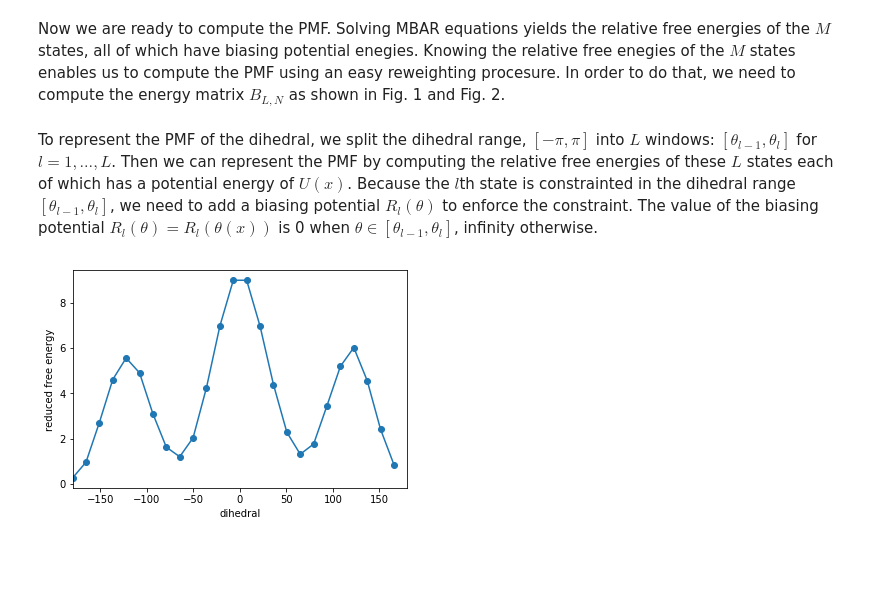
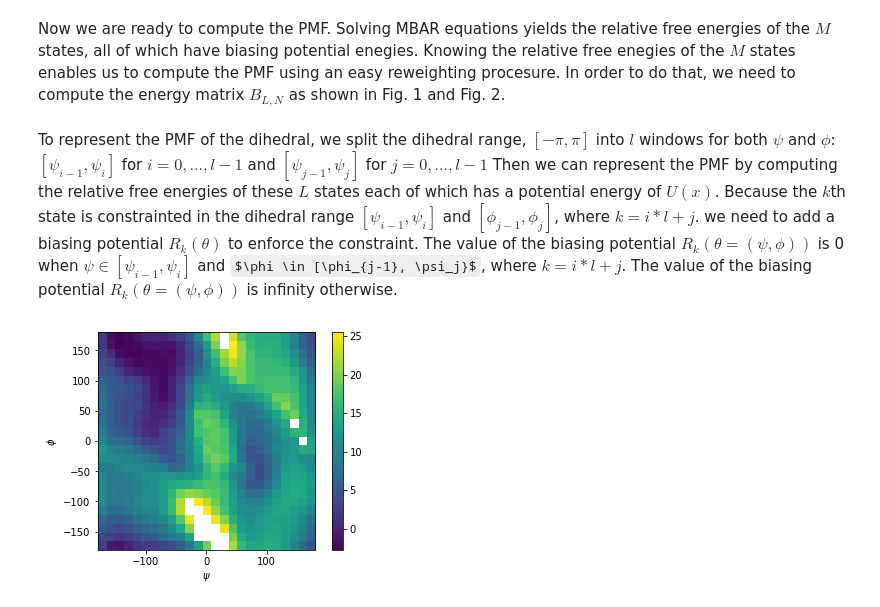
Before and after one commit to BrooksResearchGroup-UM/FastMBAR, a Jupyter notebook: examples/dialanine/script/main.ipynb, the cells around one changed output. Saved outputs shown, nothing was run; the diff lists cells and outputs as text; code cells hidden in the pictures; some formulas as TeX source; blank space fills up the shorter version.

Commit message:
jupyter notebook for dialanine

```diff
--- a/examples/dialanine/script/main.ipynb
+++ b/examples/dialanine/script/main.ipynb
@@ -185,3 +188,22 @@ for theta0_index in range(M):
+# %%
+topology = mdtraj.load_psf("./output/dialanine.psf")
+K = 100
+
+m = 25
+M = m*m
+psi = np.linspace(-math.pi, math.pi, m, endpoint = False)
+phi = np.linspace(-math.pi, math.pi, m, endpoint = False)
+
+psis = []
+phis = []
+for psi_index in range(m):
+    for phi_index in range(m):
+        traj = mdtraj.load_dcd(f"./output/traj/traj_psi_{psi_index}_phi_{phi_index}.dcd", topology)
+        psis.append(mdtraj.compute_dihedrals(traj, [[4, 6, 8, 14]]))
+        phis.append(mdtraj.compute_dihedrals(traj, [[6, 8, 14, 16]]))
+
+psi_array = np.squeeze(np.stack(psis))
+phi_array = np.squeeze(np.stack(phis))
 # %% [markdown]
 ## 4. Use FastMBAR to solve MBAR/UWHAM equations and compute the PMF
 # %% [markdown]
@@ -240,38 +262,53 @@ Now we are ready to compute the PMF.
 Solving MBAR equations yields the relative free energies of the $M$ states, all of which have biasing potential enegies. Knowing the relative free enegies of the $M$ states enables us to compute the PMF using an easy reweighting procesure.
 In order to do that, we need to compute the energy matrix $B_{L,N}$ as shown in Fig. 1 and Fig. 2.
 # %% [markdown]
-To represent the PMF of the dihedral, we split the dihedral range, $[-\pi, \pi]$ into $L$ windows: $[\theta_{l-1}, \theta_l]$ for $l = 1, ..., L$.
+To represent the PMF of the dihedral, we split the dihedral range, $[-\pi, \pi]$ into $l$ windows for both $\psi$ and $\phi$: $[\psi_{i-1}, \psi_i]$ for $i = 0, ..., l-1$ and $[\psi_{j-1}, \psi_j]$ for $j = 0, ..., l-1$
 Then we can represent the PMF by computing the relative free energies of these $L$ states each of which has a potential energy of $U(x)$.
-Because the $l$th state is constrainted in the dihedral range $[\theta_{l-1}, \theta_l]$, we need to add a biasing potential $R_l(\theta)$ to enforce the constraint.
-The value of the biasing potential $R_l(\theta) = R_l(\theta(x))$ is 0 when $\theta \in [\theta_{l-1}, \theta_l]$, infinity otherwise.
+Because the $k$th state is constrainted in the dihedral range $[\psi_{i-1}, \psi_i]$ and $[\phi_{j-1}, \phi_j]$, where $k = i*l + j$. we need to add a biasing potential $R_k(\theta)$ to enforce the constraint.
+The value of the biasing potential $R_k(\theta = (\psi, \phi))$ is 0 when $\psi \in [\psi_{i-1}, \psi_i]$ and $\phi \in [\phi_{j-1}, \psi_j}$, where $k = i*l + j$.  The value of the biasing potential $R_k(\theta = (\psi, \phi))$ is infinity otherwise.
 # %%
 ## compute the reduced energy matrix B
-L = 25
-theta_PMF = np.linspace(-math.pi, math.pi, L, endpoint = False)
-width = 2*math.pi / L
-B = np.zeros((L, N))
+l_PMF = 25
+L_PMF = l_PMF * l_PMF
+psi_PMF = np.linspace(-math.pi, math.pi, l_PMF, endpoint = False)
+phi_PMF = np.linspace(-math.pi, math.pi, l_PMF, endpoint = False)
+width = 2*math.pi / l_PMF
 
-for i in range(L):
-    theta_center = theta_PMF[i]
-    theta_low = theta_center - 0.5*width
-    theta_high = theta_center + 0.5*width
+B = np.zeros((L_PMF, A.shape[1]))
 
-    indicator = ((thetas > theta_low) & (thetas <= theta_high)) | \
-                 ((thetas + 2*math.pi > theta_low) & (thetas + 2*math.pi <= theta_high)) | \
-                 ((thetas - 2*math.pi > theta_low) & (thetas - 2*math.pi <= theta_high))
+for index in range(L_PMF):
+    psi_index = index // l_PMF
+    phi_index = index % l_PMF
+    psi_c_PMF = psi_PMF[psi_index]
+    phi_c_PMF = phi_PMF[phi_index]
 
-    B[i, ~indicator] = np.inf
+    psi_low = psi_c_PMF - 0.5*width
+    psi_high = psi_c_PMF + 0.5*width
+
+    phi_low = phi_c_PMF - 0.5*width
+    phi_high = phi_c_PMF + 0.5*width
+
+    psi_indicator = ((psi_array > psi_low) & (psi_array <= psi_high)) | \
+                     ((psi_array + 2*math.pi > psi_low) & (psi_array + 2*math.pi <= psi_high)) | \
+                     ((psi_array - 2*math.pi > psi_low) & (psi_array - 2*math.pi <= psi_high))
+
+    phi_indicator = ((phi_array > phi_low) & (phi_array <= phi_high)) | \
+                     ((phi_array + 2*math.pi > phi_low) & (phi_array + 2*math.pi <= phi_high)) | \
+                     ((phi_array - 2*math.pi > phi_low) & (phi_array - 2*math.pi <= phi_high))
+
+    indicator = psi_indicator & phi_indicator
+    B[index, ~indicator] = np.inf
 
 ## compute PMF using the energy matrix B
 PMF, _ = fastmbar.calculate_free_energies_of_perturbed_states(B)
 
 ## plot the PMF
 fig = plt.figure(0)
 fig.clf()
-plt.plot(theta_PMF*180/math.pi, PMF, '-o')
-plt.xlim(-180, 180)
-plt.xlabel("dihedral")
-plt.ylabel("reduced free energy")
+plt.imshow(np.flipud(PMF.reshape((l_PMF, l_PMF)).T), extent = (-180, 180, -180, 180))
+plt.xlabel(r"$\psi$")
+plt.ylabel(r"$\phi$")
+plt.colorbar()
 plt.savefig("./output/PMF_fast_mbar.pdf")
 # %% [output]
-[figure, old version]
+[figure, new version]
```
Also changed, not shown: parts of 11 cells of this notebook, 3 other files.
